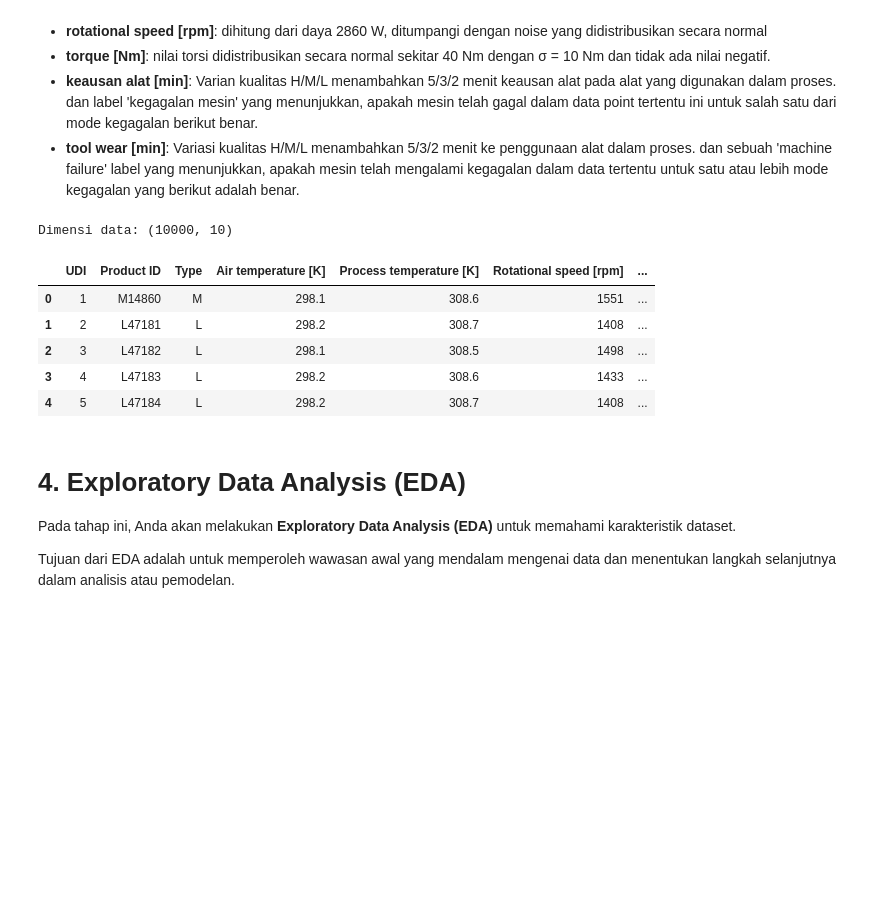
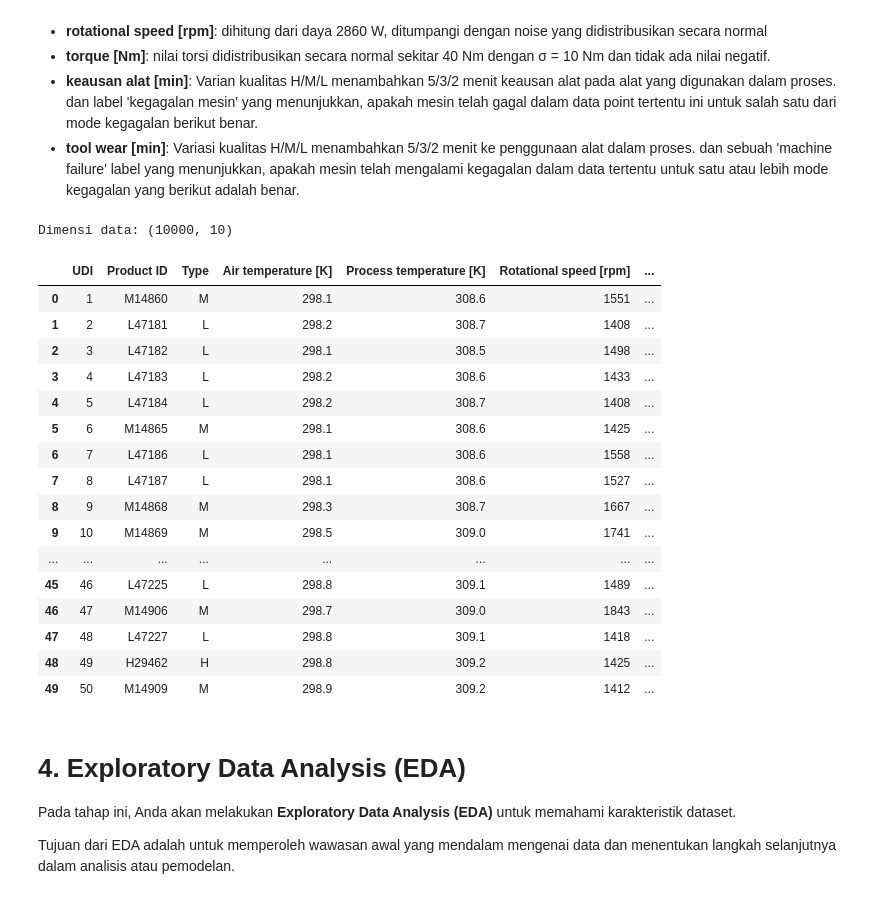
Before and after one commit to oscar-sinaga/Eksperimen_SML_Oscar, a Jupyter notebook: preprocessing/Eksperimen_Nama-Oscar.ipynb, the cells around one changed output. Drawn from its saved outputs; the diff is of its cells as text; code cells hidden in the pictures; blank space fills up the shorter version.

```diff
--- a/preprocessing/Eksperimen_Nama-Oscar.ipynb
+++ b/preprocessing/Eksperimen_Nama-Oscar.ipynb
@@ -71,23 +67,35 @@ kolom:
 # %%
 # 4. Baca dataset menggunakan library Pandas
 import pandas as pd
-
-# Load CSV ke dalam DataFrame
+import os
+# Base Dir
+BASE_DIR = os.path.abspath(os.path.join(os.getcwd(), os.pardir))# Load CSV ke dalam DataFrame
 df = pd.read_csv(os.path.join(BASE_DIR, "predictive_maintenance_raw", "predictive_maintenance.csv"))
 
 # Tampilkan informasi tentang DataFrame
 print("Dimensi data:", df.shape)
 
 # Tampilkan 5 baris pertama
-df.head()
+df.head(50)
 # %% [output]
 Dimensi data: (10000, 10)
 |  | UDI | Product ID | Type | Air temperature [K] | Process temperature [K] | Rotational speed [rpm] | ... |
 | 0 | 1 | M14860 | M | 298.1 | 308.6 | 1551 | ... |
 | 1 | 2 | L47181 | L | 298.2 | 308.7 | 1408 | ... |
 | 2 | 3 | L47182 | L | 298.1 | 308.5 | 1498 | ... |
 | 3 | 4 | L47183 | L | 298.2 | 308.6 | 1433 | ... |
 | 4 | 5 | L47184 | L | 298.2 | 308.7 | 1408 | ... |
+| 5 | 6 | M14865 | M | 298.1 | 308.6 | 1425 | ... |
+| 6 | 7 | L47186 | L | 298.1 | 308.6 | 1558 | ... |
+| 7 | 8 | L47187 | L | 298.1 | 308.6 | 1527 | ... |
+| 8 | 9 | M14868 | M | 298.3 | 308.7 | 1667 | ... |
+| 9 | 10 | M14869 | M | 298.5 | 309.0 | 1741 | ... |
+| ... | ... | ... | ... | ... | ... | ... | ... |
+| 45 | 46 | L47225 | L | 298.8 | 309.1 | 1489 | ... |
+| 46 | 47 | M14906 | M | 298.7 | 309.0 | 1843 | ... |
+| 47 | 48 | L47227 | L | 298.8 | 309.1 | 1418 | ... |
+| 48 | 49 | H29462 | H | 298.8 | 309.2 | 1425 | ... |
+| 49 | 50 | M14909 | M | 298.9 | 309.2 | 1412 | ... |
 # %% [markdown]
 # **4. Exploratory Data Analysis (EDA)**
 
```
Also changed, not shown: parts of 2 cells of this notebook.
